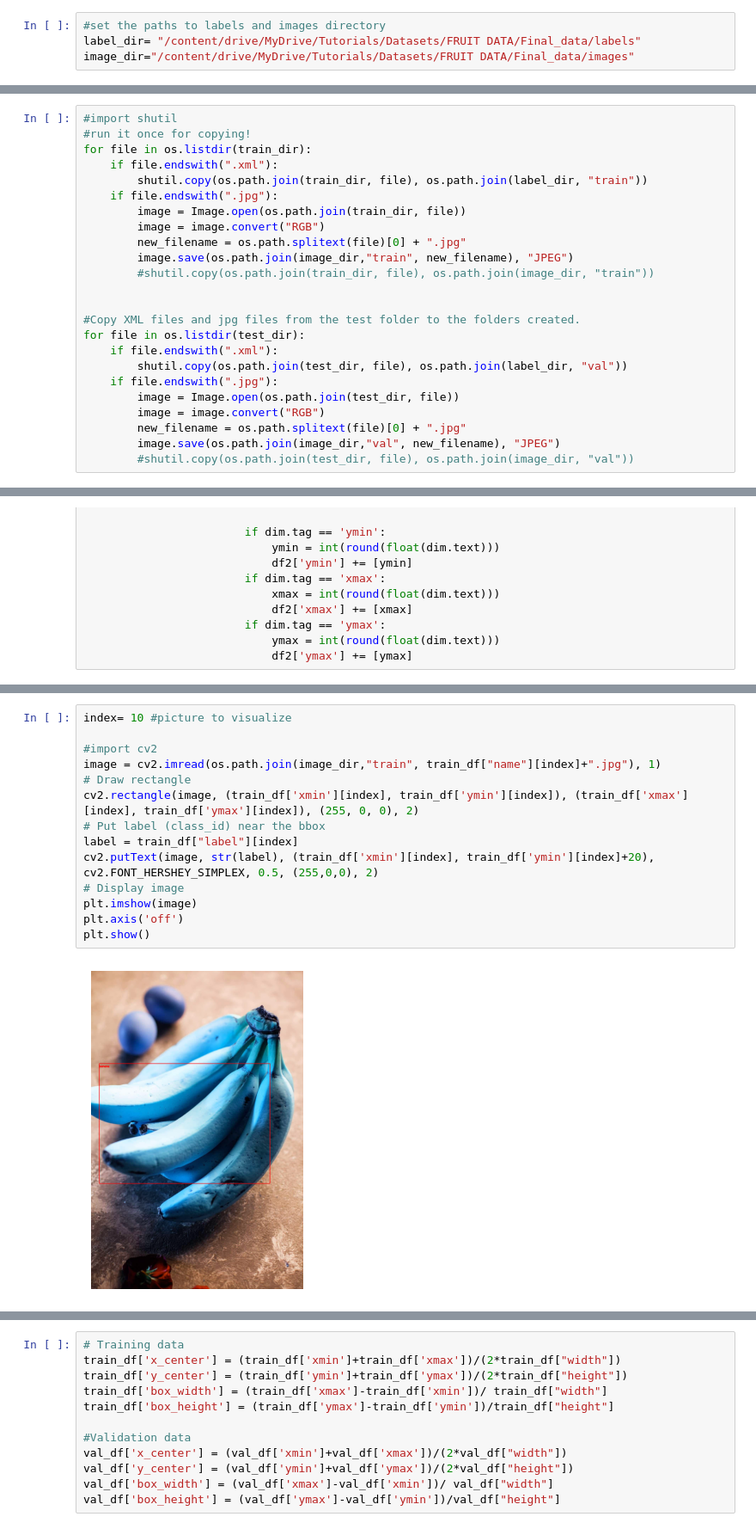
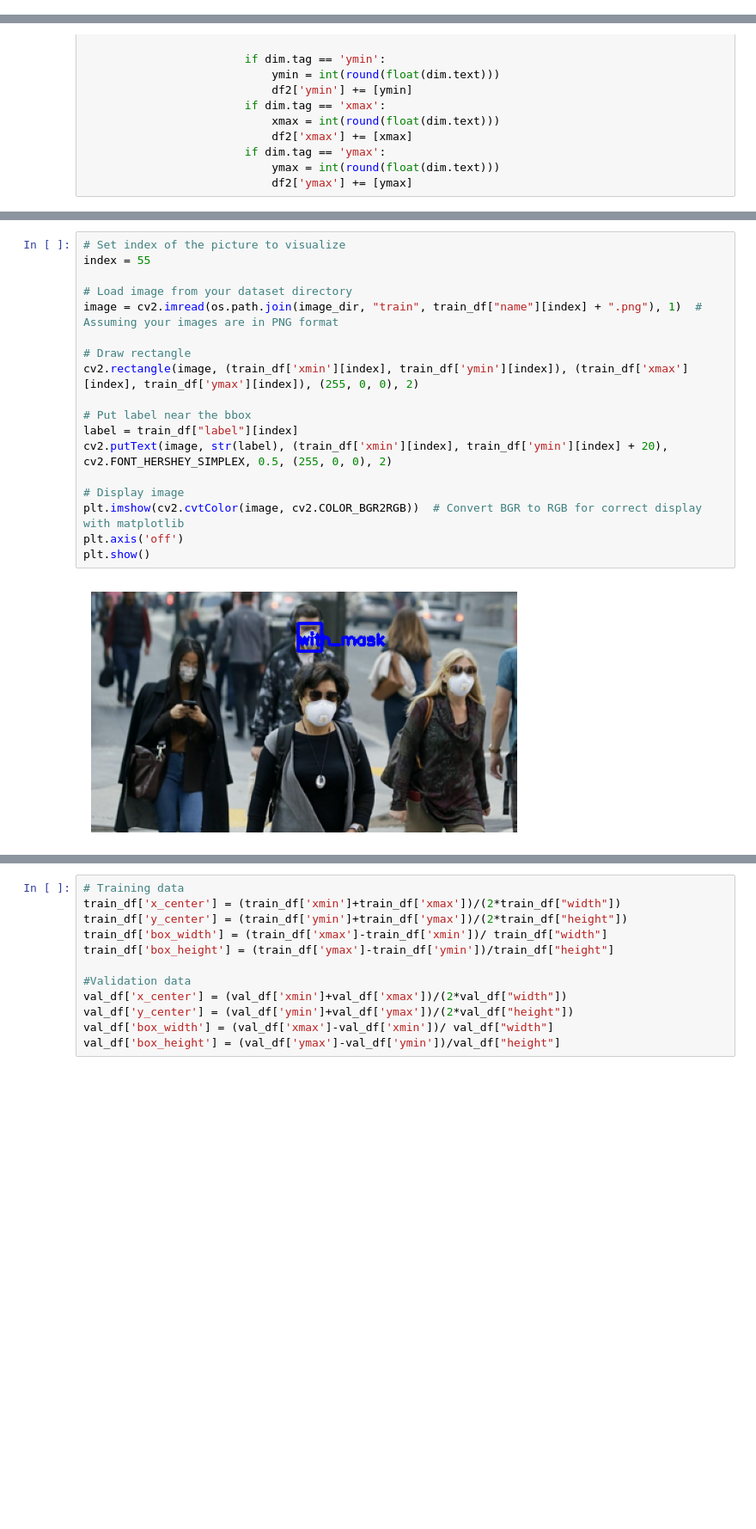
Before and after one commit to gracektan/Computer-Vision-Project, a Jupyter notebook: ComputerVisionProject.ipynb, the cells around one changed output, grey strips where cells are left out. Shown at 86% size. Saved outputs shown, nothing was run; the diff lists cells and outputs as text; blank space fills up the shorter version.

```diff
--- a/ComputerVisionProject.ipynb
+++ b/ComputerVisionProject.ipynb
@@ -126,4 +129,0 @@ os.makedirs('/content/drive/MyDrive/Tutorials/Datasets/FRUIT DATA/Final_data/lab
-# %%
-#set the paths to labels and images directory
-label_dir= "/content/drive/MyDrive/Tutorials/Datasets/FRUIT DATA/Final_data/labels"
-image_dir="/content/drive/MyDrive/Tutorials/Datasets/FRUIT DATA/Final_data/images"
@@ -132,24 +129,0 @@ Copy XML files and jpg files from the train folder to the folders created.
-# %%
-#import shutil
-#run it once for copying!
-for file in os.listdir(train_dir):
-    if file.endswith(".xml"):
-        shutil.copy(os.path.join(train_dir, file), os.path.join(label_dir, "train"))
-    if file.endswith(".jpg"):
-        image = Image.open(os.path.join(train_dir, file))
-        image = image.convert("RGB")
-        new_filename = os.path.splitext(file)[0] + ".jpg"
-        image.save(os.path.join(image_dir,"train", new_filename), "JPEG")
-        #shutil.copy(os.path.join(train_dir, file), os.path.join(image_dir, "train"))
-
-
-#Copy XML files and jpg files from the test folder to the folders created.
-for file in os.listdir(test_dir):
-    if file.endswith(".xml"):
-        shutil.copy(os.path.join(test_dir, file), os.path.join(label_dir, "val"))
-    if file.endswith(".jpg"):
-        image = Image.open(os.path.join(test_dir, file))
-        image = image.convert("RGB")
-        new_filename = os.path.splitext(file)[0] + ".jpg"
-        image.save(os.path.join(image_dir,"val", new_filename), "JPEG")
-        #shutil.copy(os.path.join(test_dir, file), os.path.join(image_dir, "val"))
@@ -325,16 +292,20 @@ Visualizing one of the image in train set with the bounding box
 # %%
-index= 10 #picture to visualize
+# Set index of the picture to visualize
+index = 55
 
-#import cv2
-image = cv2.imread(os.path.join(image_dir,"train", train_df["name"][index]+".jpg"), 1)
+# Load image from your dataset directory
+image = cv2.imread(os.path.join(image_dir, "train", train_df["name"][index] + ".png"), 1)  # Assuming your images are in PNG format
+
 # Draw rectangle
 cv2.rectangle(image, (train_df['xmin'][index], train_df['ymin'][index]), (train_df['xmax'][index], train_df['ymax'][index]), (255, 0, 0), 2)
-# Put label (class_id) near the bbox
+
+# Put label near the bbox
 label = train_df["label"][index]
-cv2.putText(image, str(label), (train_df['xmin'][index], train_df['ymin'][index]+20), cv2.FONT_HERSHEY_SIMPLEX, 0.5, (255,0,0), 2)
+cv2.putText(image, str(label), (train_df['xmin'][index], train_df['ymin'][index] + 20), cv2.FONT_HERSHEY_SIMPLEX, 0.5, (255, 0, 0), 2)
+
 # Display image
-plt.imshow(image)
+plt.imshow(cv2.cvtColor(image, cv2.COLOR_BGR2RGB))  # Convert BGR to RGB for correct display with matplotlib
 plt.axis('off')
 plt.show()
 # %% [output]
-[figure, old version]
+[figure, new version]
```
Also changed, not shown: parts of 68 cells of this notebook.
